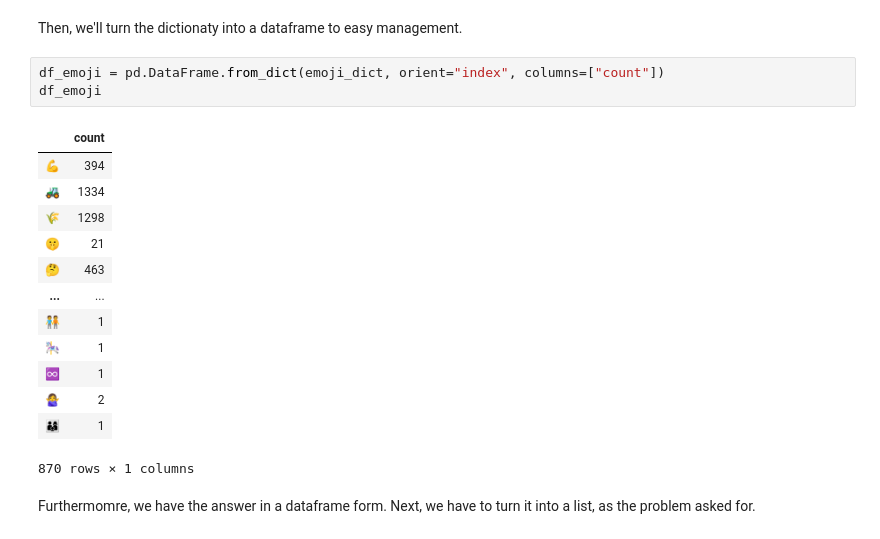
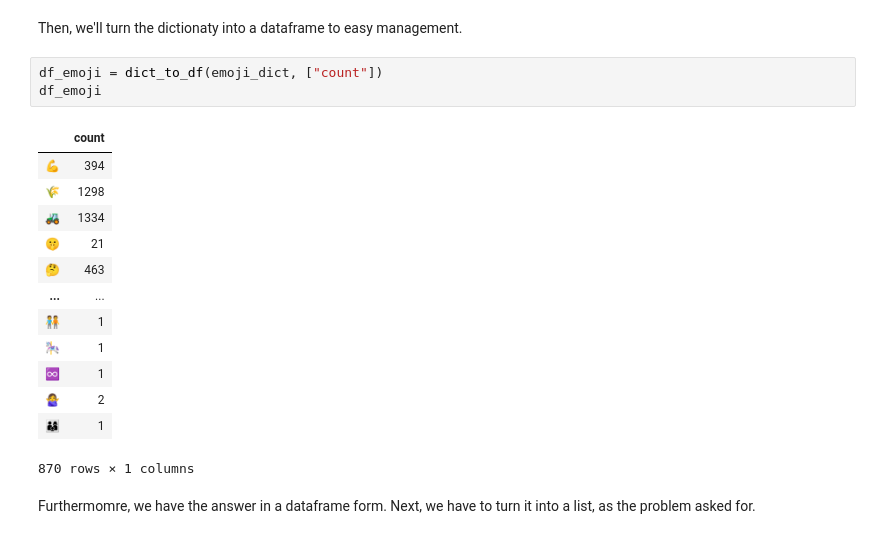
Before and after one commit to arthurkko/latam-challenge, a Jupyter notebook: src/challenge.ipynb, the cells around one changed output. Drawn from its saved outputs; the diff is of its cells as text.

Commit message:
feat: implement dict_to_df

```diff
--- a/src/challenge.ipynb
+++ b/src/challenge.ipynb
@@ -456,13 +456,13 @@ emoji_dict
 # %% [markdown]
 Then, we'll turn the dictionaty into a dataframe to easy management.
 # %%
-df_emoji = pd.DataFrame.from_dict(emoji_dict, orient="index", columns=["count"])
+df_emoji = dict_to_df(emoji_dict, ["count"])
 df_emoji
 # %% [output]
 |  | count |
 | 💪 | 394 |
+| 🌾 | 1298 |
 | 🚜 | 1334 |
-| 🌾 | 1298 |
 | 🤫 | 21 |
 | 🤔 | 463 |
 | ... | ... |
```
Also changed, not shown: parts of 6 cells of this notebook, 2 other files.
